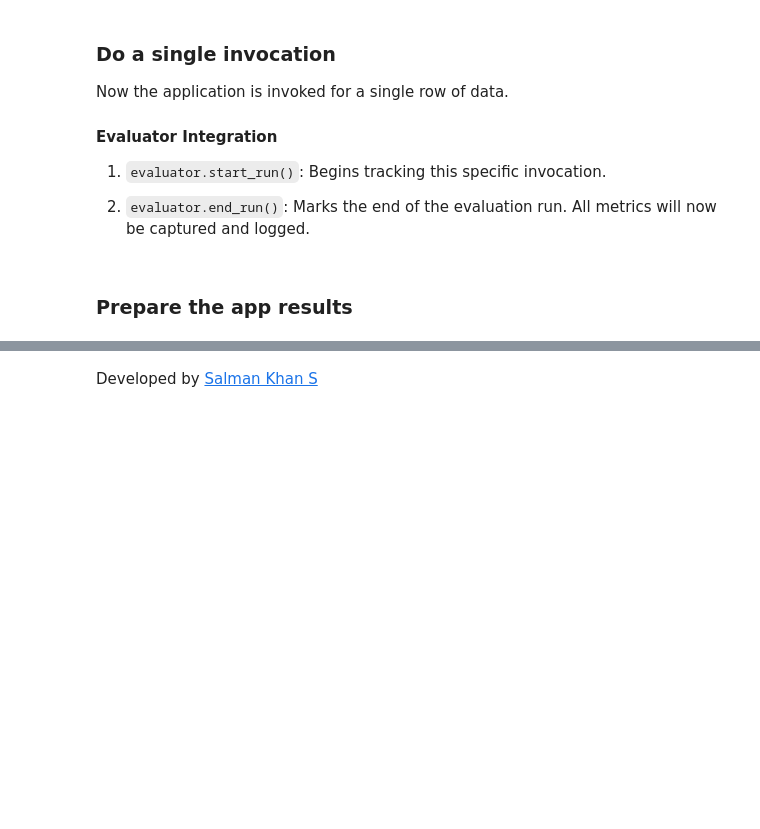
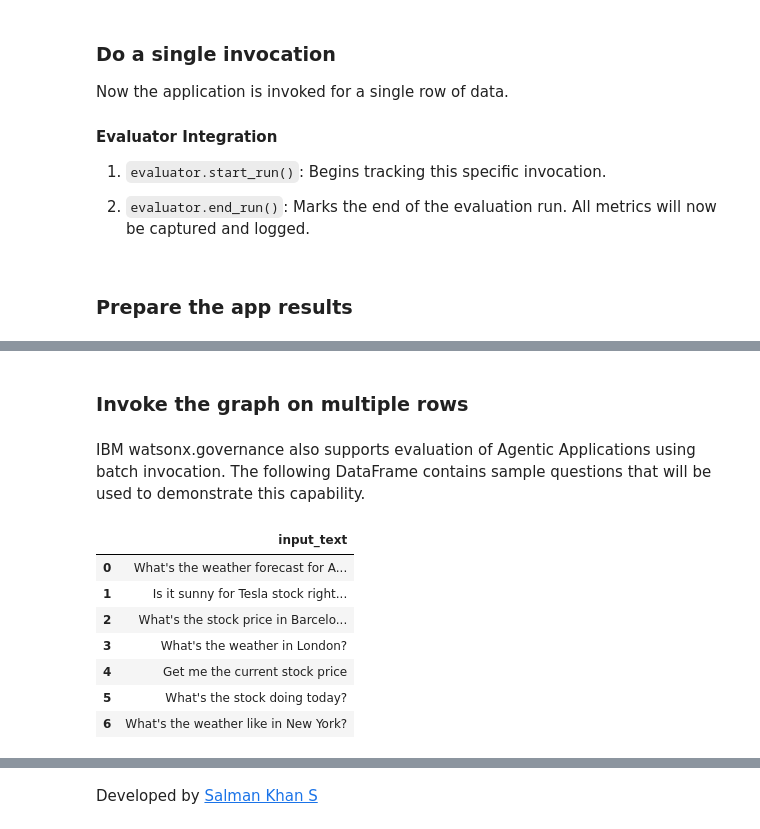
Before and after one commit to IBM/ibm-watsonx-gov, a Jupyter notebook: notebooks/python_sdk/agentic/Evaluation of Tool Calls in LangGraph Agent.ipynb, the cells around one changed output, grey strips where cells are left out. Drawn from its saved outputs; the diff is of its cells as text; code cells hidden in the pictures; blank space fills up the shorter version.

Commit message:
Update samples for 1.2.0

```diff
--- a/notebooks/python_sdk/agentic/Evaluation of Tool Calls in LangGraph Agent.ipynb
+++ b/notebooks/python_sdk/agentic/Evaluation of Tool Calls in LangGraph Agent.ipynb
@@ -326,3 +370,21 @@ result.get_aggregated_metrics_results(node_name="LLM Agent")
     'node_name': 'LLM Agent',
     'execution_count': 1,
     'execution_order': 1}]}]
+# %% [markdown]
+### Invoke the graph on multiple rows
+# %% [markdown]
+IBM watsonx.governance also supports evaluation of Agentic Applications using batch invocation. The following DataFrame contains sample questions that will be used to demonstrate this capability.
+# %%
+import pandas as pd
+
+question_bank_df = pd.read_csv("https://raw.githubusercontent.com/IBM/ibm-watsonx-gov/refs/heads/samples/notebooks/data/agentic/watsonx_governance_tool_call_data.csv")
+question_bank_df
+# %% [output]
+|  | input_text |
+| 0 | What's the weather forecast for A... |
+| 1 | Is it sunny for Tesla stock right... |
+| 2 | What's the stock price in Barcelo... |
+| 3 | What's the weather in London? |
+| 4 | Get me the current stock price |
+| 5 | What's the stock doing today? |
+| 6 | What's the weather like in New York? |
```
Also changed, not shown: parts of 18 cells of this notebook, 1 other file.
